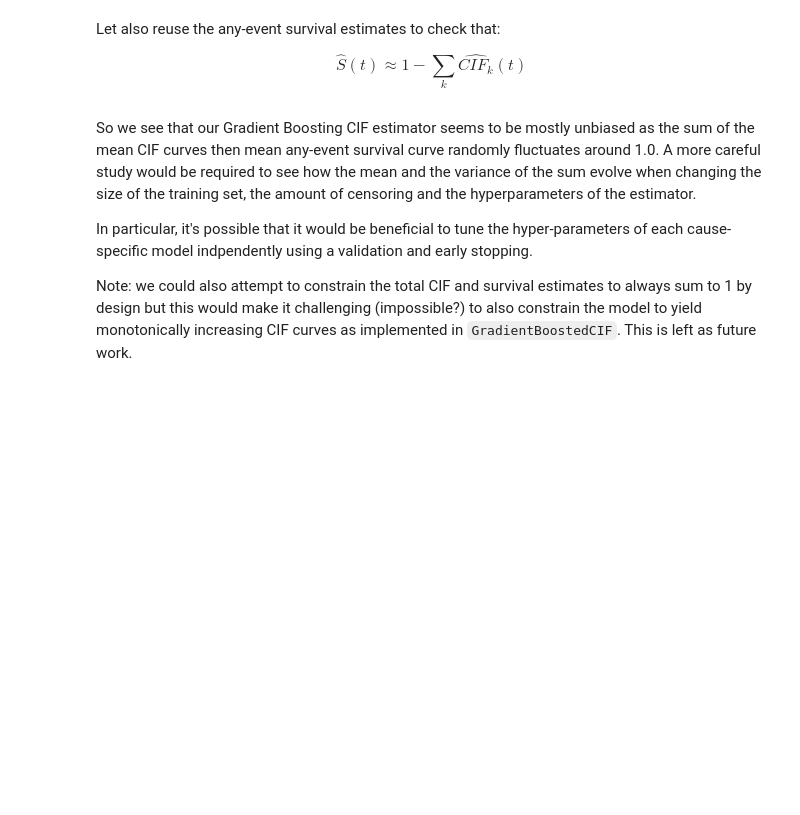
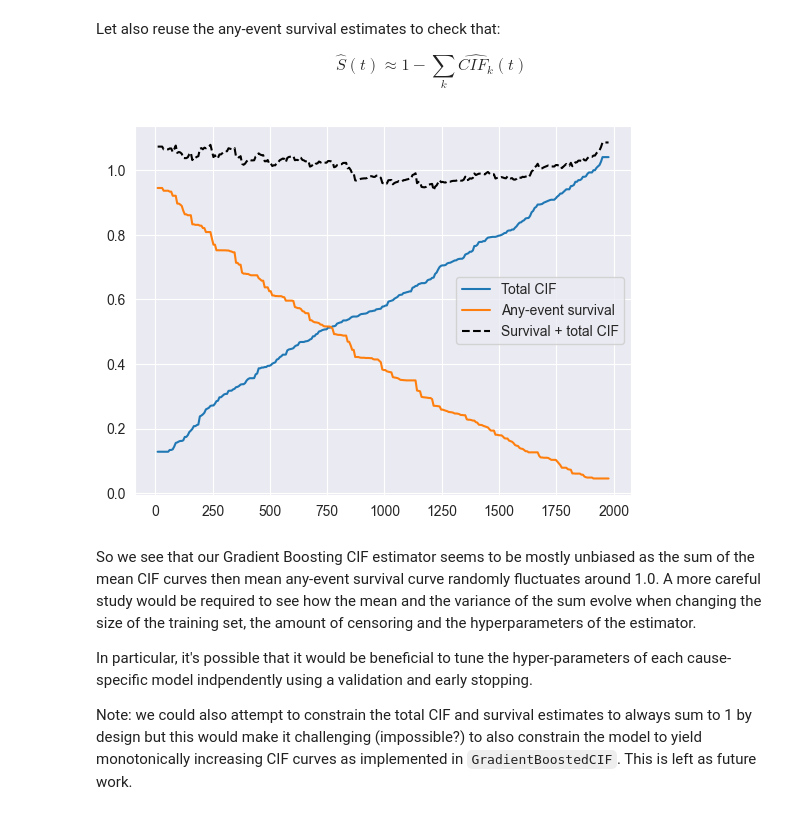
Before and after one commit to Vincent-Maladiere/survival-analysis-demo, a Jupyter notebook: content/bonus_competitive_risk.ipynb, the cells around one changed output. Cells and saved outputs as stored; diff of their text form; code cells hidden in the pictures; blank space fills up the shorter version.

```diff
--- a/content/bonus_competitive_risk.ipynb
+++ b/content/bonus_competitive_risk.ipynb
@@ -265,19 +275,31 @@ On aggregate we can therefore expect the total incidence to be over estimated on
 Let also reuse the any-event survival estimates to check that:
 
 $$\hat{S}(t) \approx 1 - \sum_k \hat{CIF_k}(t)$$
+# %%
+y_train_any = y_train.copy()
+y_train_any["event"] = y_train["event"] > 0
+
+gb_incidence_large = make_pipeline(
+    simple_preprocessor,
+    GradientBoostingIncidence(max_leaf_nodes=31, learning_rate=0.1, n_iter=100),
+)
+gb_incidence_large.fit(X_train, y_train_any)
+gb_incidence_large_survival_probas = gb_incidence_large.predict_survival_function(X_test, times=time_grid)
 # %%
 fig, ax = plt.subplots()
-mean_survival_curve = gb_cif_large_survival_curves.mean(axis=0)
+mean_survival_curve = gb_incidence_large_survival_probas.mean(axis=0)
 ax.plot(time_grid, total_mean_cif, label="Total CIF")
 ax.plot(time_grid, mean_survival_curve, label="Any-event survival")
 ax.plot(
     time_grid,
     total_mean_cif + mean_survival_curve,
     color="black",
     linestyle="--",
     label="Survival + total CIF",
 )
 ax.legend();
+# %% [output]
+[figure, added]
 # %% [markdown]
 So we see that our Gradient Boosting CIF estimator seems to be mostly unbiased as the sum of the mean CIF curves then mean any-event survival curve randomly fluctuates around 1.0. A more careful study would be required to see how the mean and the variance of the sum evolve when changing the size of the training set, the amount of censoring and the hyperparameters of the estimator.
 
```
Also changed, not shown: parts of 9 cells of this notebook, 2 other files.
